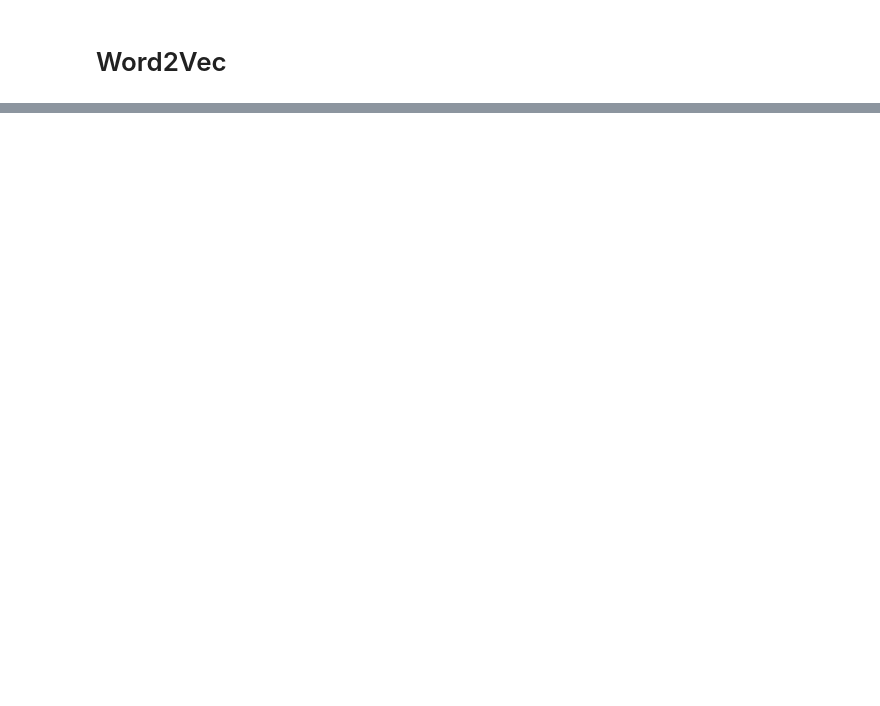
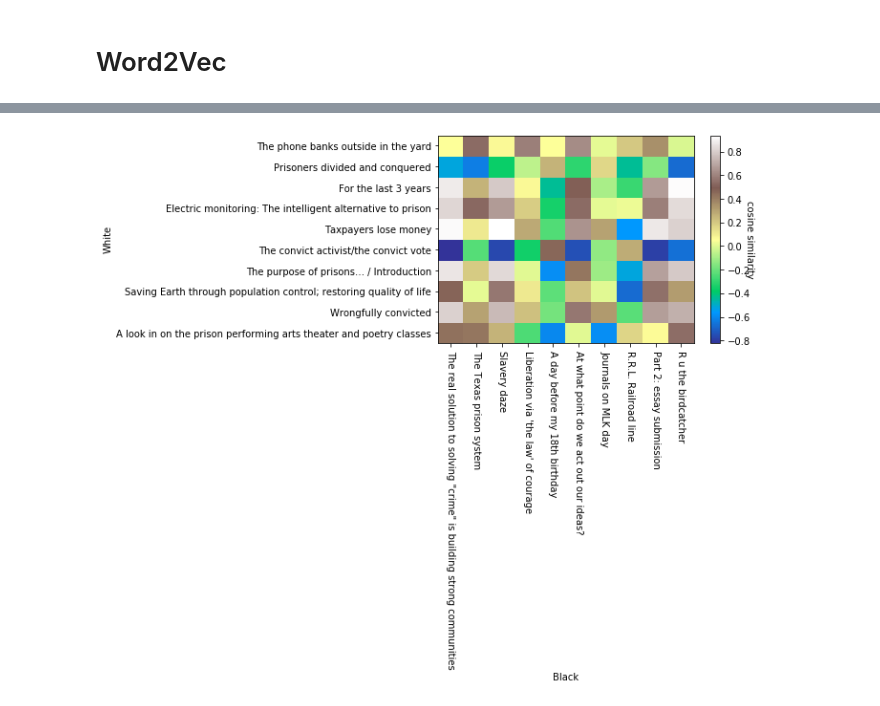
Before and after one commit to DSharm/american-prison-writing_nlp, a Jupyter notebook: analysis/word_embedding.ipynb, the cells around one changed output, grey strips where cells are left out. Cells and saved outputs as stored; diff of their text form; code cells hidden in the pictures; blank space fills up the shorter version.

```diff
--- a/analysis/word_embedding.ipynb
+++ b/analysis/word_embedding.ipynb
@@ -100,0 +168,4 @@ most_similar_table
+# %%
+black_essays = df[df['race_agg']=='African American']
+# %%
+white_essays = df[df['race_agg']=='White (non-Hispanic)']
@@ -100,0 +204,7 @@ most_similar_table
+# %%
+sample_black = black_essays['title'].sample(10,random_state=0)
+sample_white = white_essays['title'].sample(10,random_state=0)
+# %%
+fcns.heatmap_doc_similar("Black",sample_black,"White",sample_white,d2v)
+# %% [output]
+[figure, added]
```
Also changed, not shown: parts of 45 cells of this notebook, 4 other files.
